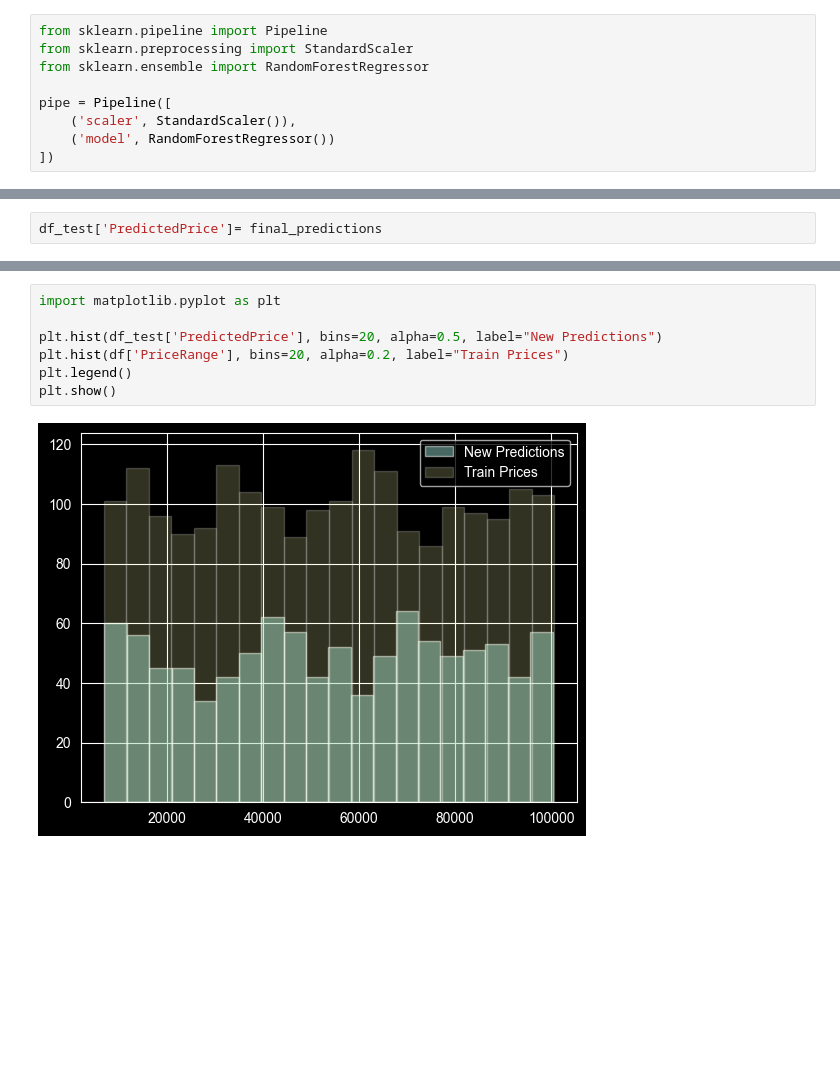
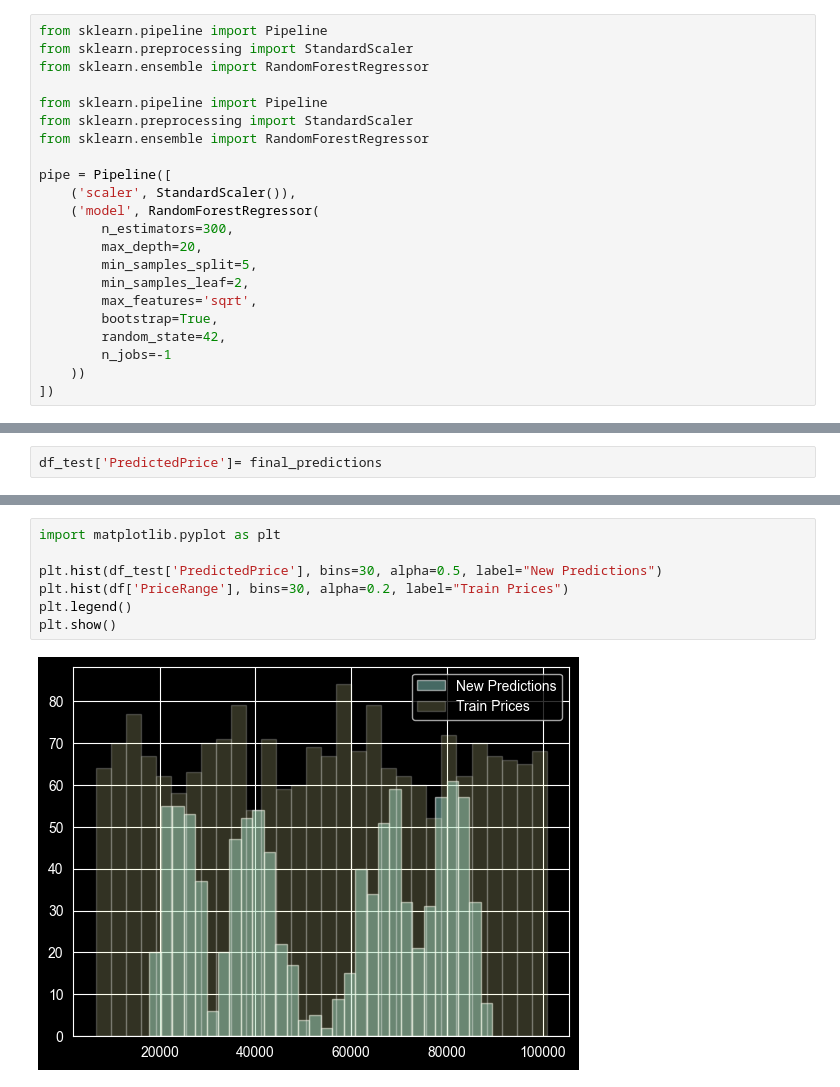
Before and after one commit to loplop05/Mobile-Price-Predection, a Jupyter notebook: Moblie Price Predection.ipynb, the cells around one changed output, grey strips where cells are left out. Drawn from its saved outputs; the diff is of its cells as text; blank space fills up the shorter version.

```diff
--- a/Moblie Price Predection.ipynb
+++ b/Moblie Price Predection.ipynb
@@ -114,13 +114,26 @@ X_train,X_test,y_train,y_test = train_test_split(
     X,y , test_size=0.25 ,random_state=42
 )
 # %%
+from sklearn.pipeline import Pipeline
+from sklearn.preprocessing import StandardScaler
+from sklearn.ensemble import RandomForestRegressor
+
 from sklearn.pipeline import Pipeline
 from sklearn.preprocessing import StandardScaler
 from sklearn.ensemble import RandomForestRegressor
 
 pipe = Pipeline([
     ('scaler', StandardScaler()),
-    ('model', RandomForestRegressor())
+    ('model', RandomForestRegressor(
+        n_estimators=300,
+        max_depth=20,
+        min_samples_split=5,
+        min_samples_leaf=2,
+        max_features='sqrt',
+        bootstrap=True,
+        random_state=42,
+        n_jobs=-1
+    ))
 ])
 # %%
 pipe.fit(X_train,y_train)
@@ -179,9 +196,9 @@ Name: PredictedPrice, Length: 1000, dtype: float64
 # %%
 import matplotlib.pyplot as plt
 
-plt.hist(df_test['PredictedPrice'], bins=20, alpha=0.5, label="New Predictions")
-plt.hist(df['PriceRange'], bins=20, alpha=0.2, label="Train Prices")
+plt.hist(df_test['PredictedPrice'], bins=30, alpha=0.5, label="New Predictions")
+plt.hist(df['PriceRange'], bins=30, alpha=0.2, label="Train Prices")
 plt.legend()
 plt.show()
 # %% [output]
-[figure, old version]
+[figure, new version]
```
Also changed, not shown: parts of 5 cells of this notebook.
